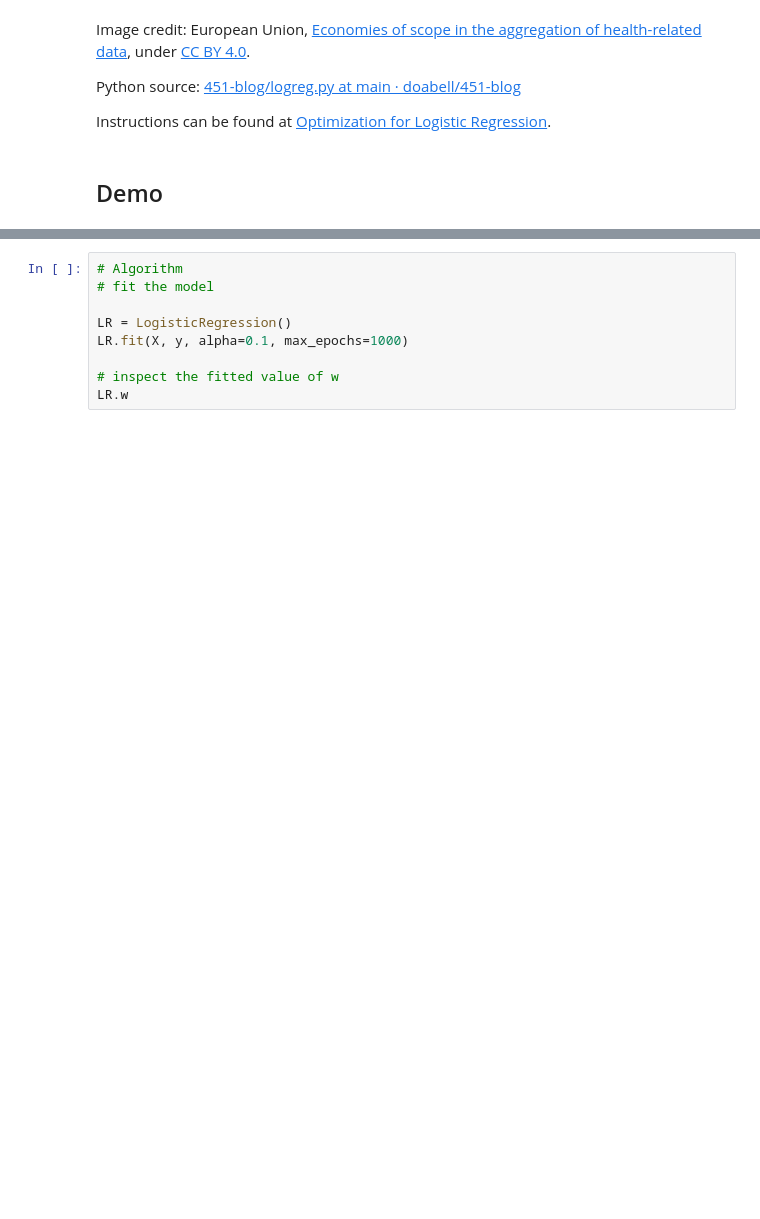
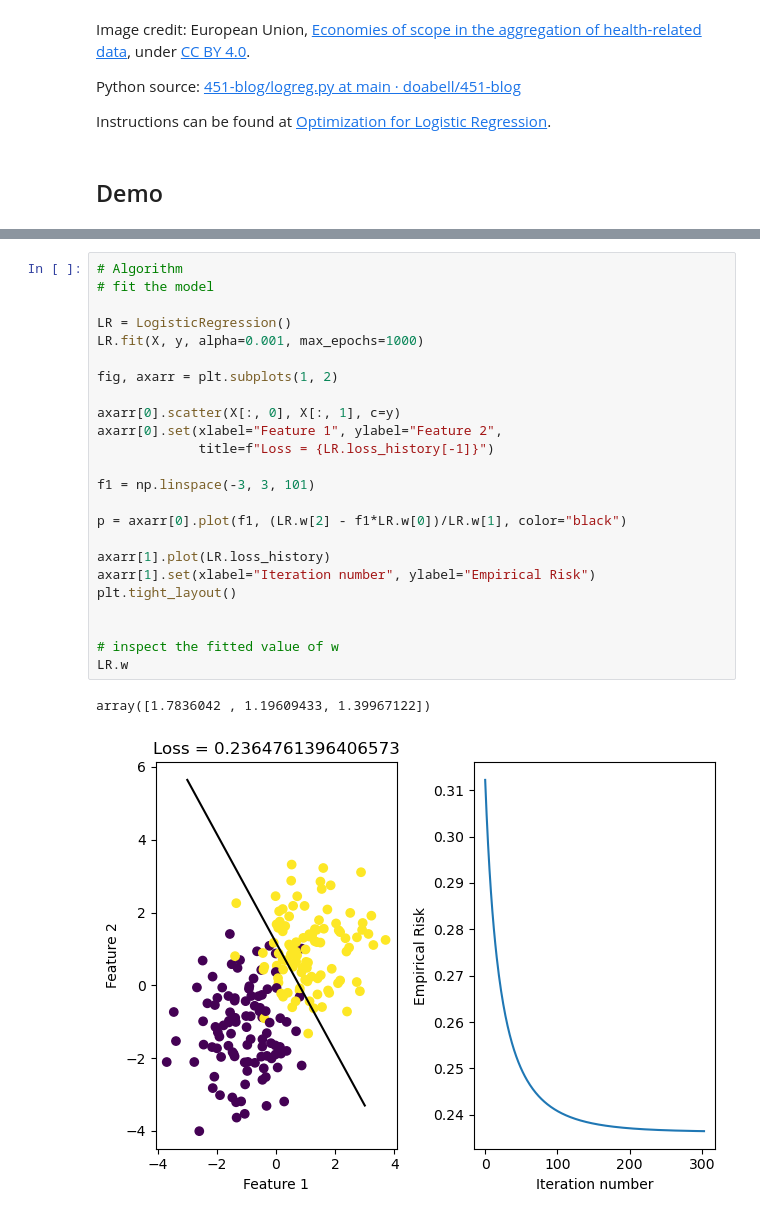
Before and after one commit to doabell/451-blog, a Jupyter notebook: posts/logistic-regression/index.ipynb, the cells around one changed output, grey strips where cells are left out. Drawn from its saved outputs; the diff is of its cells as text; blank space fills up the shorter version.

```diff
--- a/posts/logistic-regression/index.ipynb
+++ b/posts/logistic-regression/index.ipynb
@@ -34,12 +37,30 @@ ylab = plt.ylabel("Feature 2")
-# %%
-# Algorithm
-# fit the model
-
-LR = LogisticRegression()
-LR.fit(X, y, alpha=0.1, max_epochs=1000)
-
-# inspect the fitted value of w
-LR.w
+# %%
+# Algorithm
+# fit the model
+
+LR = LogisticRegression()
+LR.fit(X, y, alpha=0.001, max_epochs=1000)
+
+fig, axarr = plt.subplots(1, 2)
+
+axarr[0].scatter(X[:, 0], X[:, 1], c=y)
+axarr[0].set(xlabel="Feature 1", ylabel="Feature 2",
+             title=f"Loss = {LR.loss_history[-1]}")
+
+f1 = np.linspace(-3, 3, 101)
+
+p = axarr[0].plot(f1, (LR.w[2] - f1*LR.w[0])/LR.w[1], color="black")
+
+axarr[1].plot(LR.loss_history)
+axarr[1].set(xlabel="Iteration number", ylabel="Empirical Risk")
+plt.tight_layout()
+
+
+# inspect the fitted value of w
+LR.w
+# %% [output]
+array([1.7836042 , 1.19609433, 1.39967122])
+[figure, added]
 # %%
 # compare
 LR = LogisticRegression()
```
Also changed, not shown: parts of 2 cells of this notebook, 1 other file.
